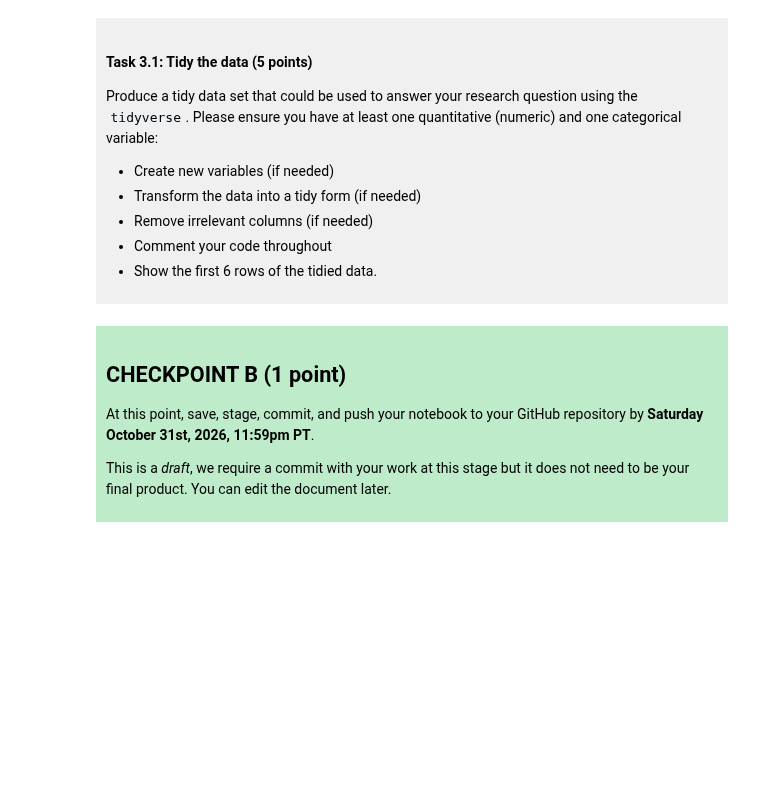
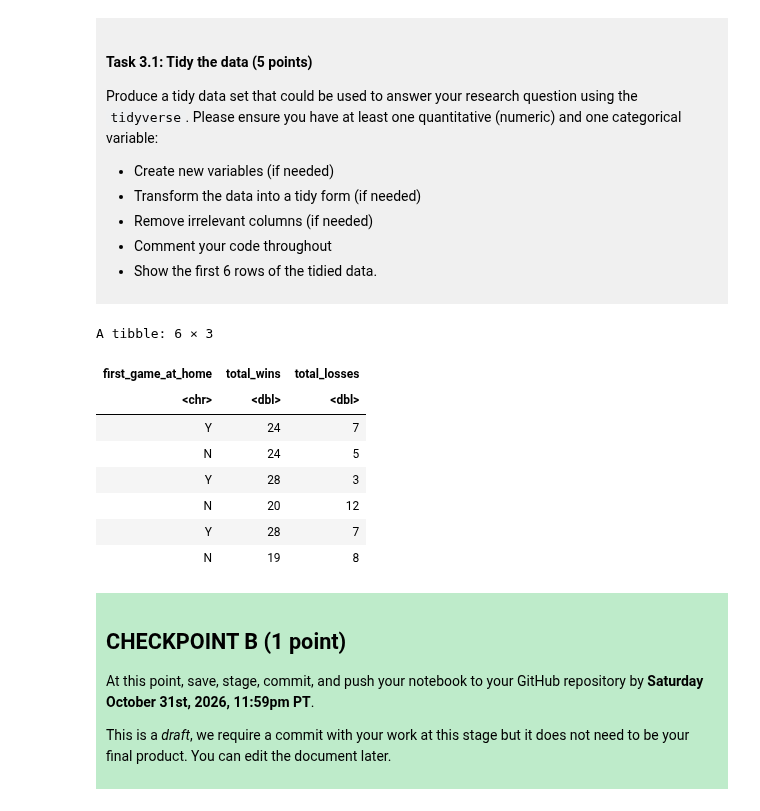
Before and after one commit to kboulos10011/DSCI-100-Project-Kaitlyn-Boulos, a Jupyter notebook: dsci-100-project-notebook.ipynb, the cells around one changed output. Cells and saved outputs as stored; diff of their text form; code cells hidden in the pictures; blank space fills up the shorter version.

```diff
--- a/dsci-100-project-notebook.ipynb
+++ b/dsci-100-project-notebook.ipynb
@@ -189,7 +209,20 @@ Produce a tidy data set that could be used to answer your research question usin
 
 </div>
 # %%
-### EDIT THIS CODE CELL ###
+tidy_bb<- women_bb_data |>
+select(first_game_at_home, total_wins, total_losses) #select 3 columns relevant to data analysis
+tidy_head <- head(tidy_bb, 6) #create head w/ first 6 rows
+tidy_head #print first 6 rows
+# %% [output]
+A tibble: 6 × 3
+| first_game_at_home | total_wins | total_losses |
+| <chr> | <dbl> | <dbl> |
+| Y | 24 | 7 |
+| N | 24 | 5 |
+| Y | 28 | 3 |
+| N | 20 | 12 |
+| Y | 28 | 7 |
+| N | 19 | 8 |
 # %% [markdown]
 <div style="background-color: #beebca; padding: 10px;">
 
```
Also changed, not shown: parts of 3 cells of this notebook.
